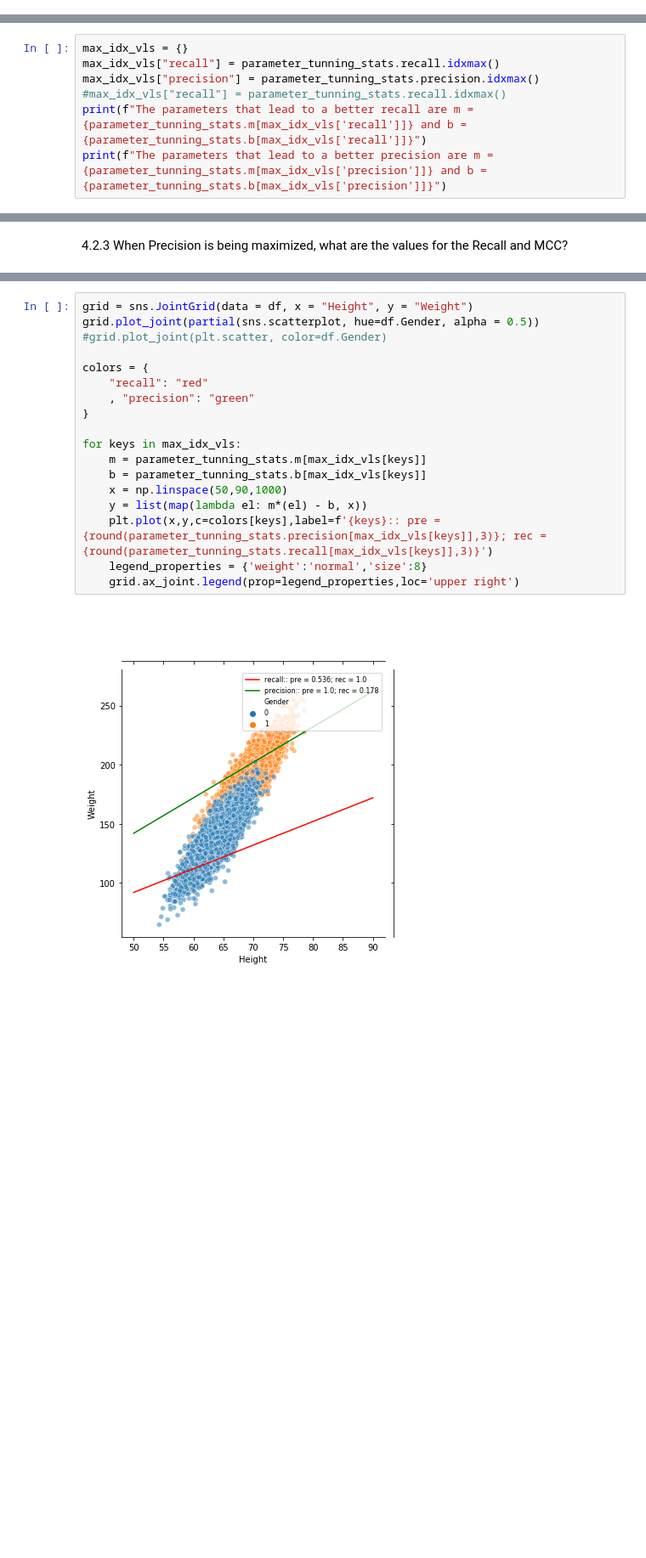
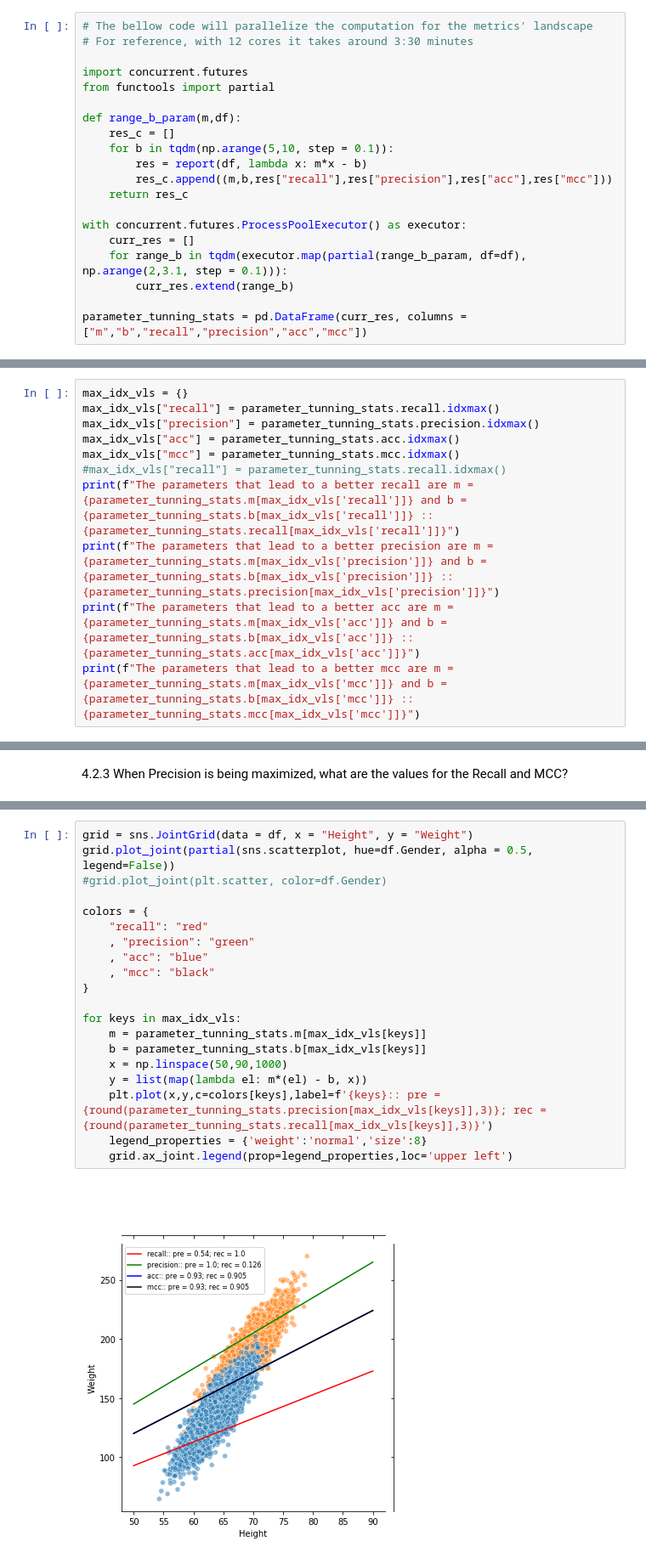
Before and after one commit to augustoamerico/sim_2019, a Jupyter notebook: 2019-12-03_Linear_Binary_Classifiers.ipynb, the cells around one changed output, grey strips where cells are left out. Shown at 85% size. Cells and saved outputs as stored; diff of their text form; blank space fills up the shorter version.

```diff
--- a/2019-12-03_Linear_Binary_Classifiers.ipynb
+++ b/2019-12-03_Linear_Binary_Classifiers.ipynb
@@ -347,0 +378,20 @@ parameter_tunning_stats = pd.DataFrame.from_dict(stats_results)
+# %%
+# The bellow code will parallelize the computation for the metrics' landscape
+# For reference, with 12 cores it takes around 3:30 minutes
+
+import concurrent.futures
+from functools import partial
+
+def range_b_param(m,df):
+    res_c = []
+    for b in tqdm(np.arange(5,10, step = 0.1)):
+        res = report(df, lambda x: m*x - b)
+        res_c.append((m,b,res["recall"],res["precision"],res["acc"],res["mcc"]))
+    return res_c
+
+with concurrent.futures.ProcessPoolExecutor() as executor:
+    curr_res = []
+    for range_b in tqdm(executor.map(partial(range_b_param, df=df), np.arange(2,3.1, step = 0.1))):
+        curr_res.extend(range_b)
+
+parameter_tunning_stats = pd.DataFrame(curr_res, columns = ["m","b","recall","precision","acc","mcc"])
@@ -375,7 +427,11 @@ What are the values of `m` and `b` that lead to a better:
 max_idx_vls = {}
 max_idx_vls["recall"] = parameter_tunning_stats.recall.idxmax()
 max_idx_vls["precision"] = parameter_tunning_stats.precision.idxmax()
+max_idx_vls["acc"] = parameter_tunning_stats.acc.idxmax()
+max_idx_vls["mcc"] = parameter_tunning_stats.mcc.idxmax()
 #max_idx_vls["recall"] = parameter_tunning_stats.recall.idxmax()
-print(f"The parameters that lead to a better recall are m = {parameter_tunning_stats.m[max_idx_vls['recall']]} and b = {parameter_tunning_stats.b[max_idx_vls['recall']]}")
-print(f"The parameters that lead to a better precision are m = {parameter_tunning_stats.m[max_idx_vls['precision']]} and b = {parameter_tunning_stats.b[max_idx_vls['precision']]}")
+print(f"The parameters that lead to a better recall are m = {parameter_tunning_stats.m[max_idx_vls['recall']]} and b = {parameter_tunning_stats.b[max_idx_vls['recall']]} :: {parameter_tunning_stats.recall[max_idx_vls['recall']]}")
+print(f"The parameters that lead to a better precision are m = {parameter_tunning_stats.m[max_idx_vls['precision']]} and b = {parameter_tunning_stats.b[max_idx_vls['precision']]} :: {parameter_tunning_stats.precision[max_idx_vls['precision']]}")
+print(f"The parameters that lead to a better acc are m = {parameter_tunning_stats.m[max_idx_vls['acc']]} and b = {parameter_tunning_stats.b[max_idx_vls['acc']]} :: {parameter_tunning_stats.acc[max_idx_vls['acc']]}")
+print(f"The parameters that lead to a better mcc are m = {parameter_tunning_stats.m[max_idx_vls['mcc']]} and b = {parameter_tunning_stats.b[max_idx_vls['mcc']]} :: {parameter_tunning_stats.mcc[max_idx_vls['mcc']]}")
 # %% [output]
@@ -413,24 +477,26 @@ Plot the lines upon the scatter plot of the data that yield best results for:
 - Accuracy
 # %%
 grid = sns.JointGrid(data = df, x = "Height", y = "Weight")
-grid.plot_joint(partial(sns.scatterplot, hue=df.Gender, alpha = 0.5))
+grid.plot_joint(partial(sns.scatterplot, hue=df.Gender, alpha = 0.5, legend=False))
 #grid.plot_joint(plt.scatter, color=df.Gender)
 
 colors = {
     "recall": "red"
     , "precision": "green"
+    , "acc": "blue"
+    , "mcc": "black"
 }
 
 for keys in max_idx_vls:
     m = parameter_tunning_stats.m[max_idx_vls[keys]]
     b = parameter_tunning_stats.b[max_idx_vls[keys]]
     x = np.linspace(50,90,1000)
     y = list(map(lambda el: m*(el) - b, x))
     plt.plot(x,y,c=colors[keys],label=f'{keys}:: pre = {round(parameter_tunning_stats.precision[max_idx_vls[keys]],3)}; rec = {round(parameter_tunning_stats.recall[max_idx_vls[keys]],3)}')
     legend_properties = {'weight':'normal','size':8}
-    grid.ax_joint.legend(prop=legend_properties,loc='upper right')
+    grid.ax_joint.legend(prop=legend_properties,loc='upper left')
 # %% [output]
-[figure, old version]
+[figure, new version]
 # %% [markdown]
 ### 4.4
 It seems that for us to get a better recall, we obtain a worse precision. Is this true?
```
Also changed, not shown: parts of 10 cells of this notebook.
